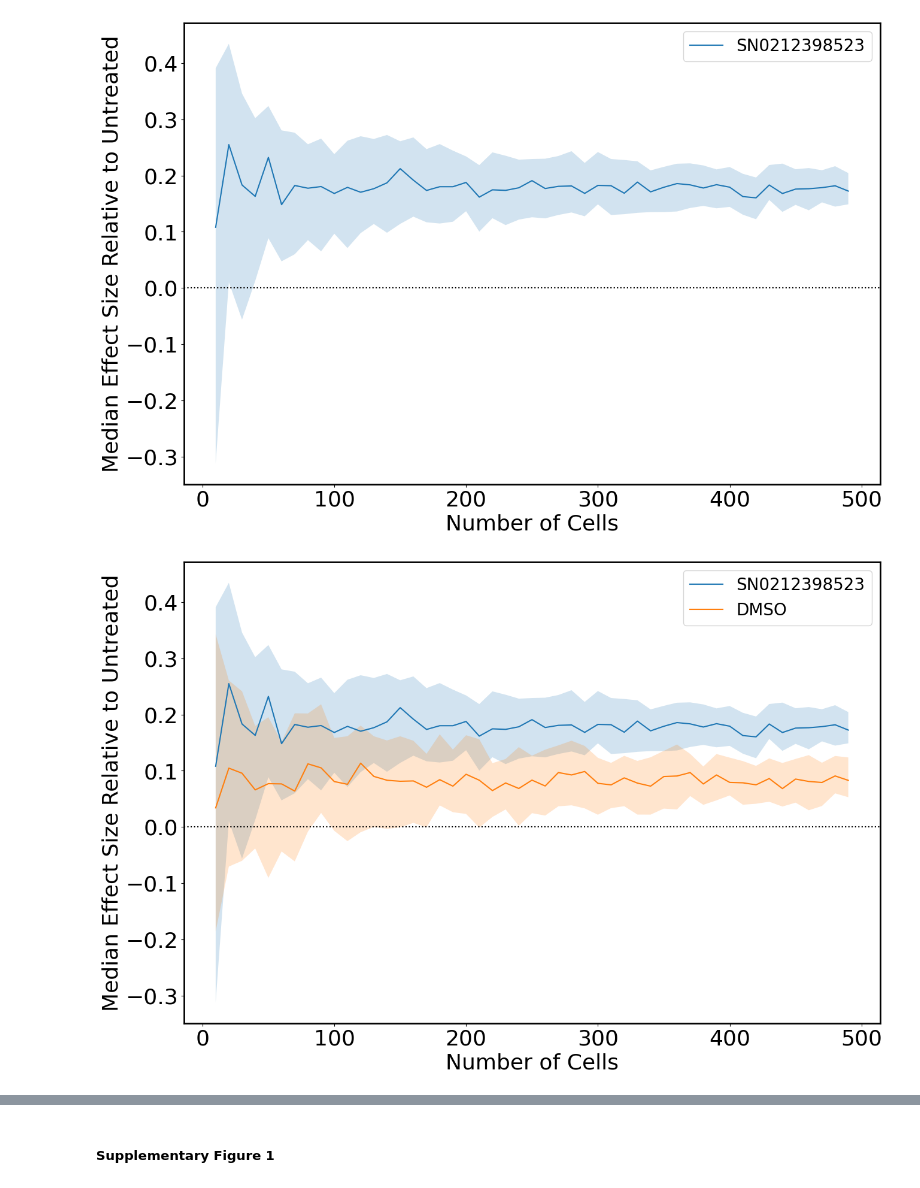
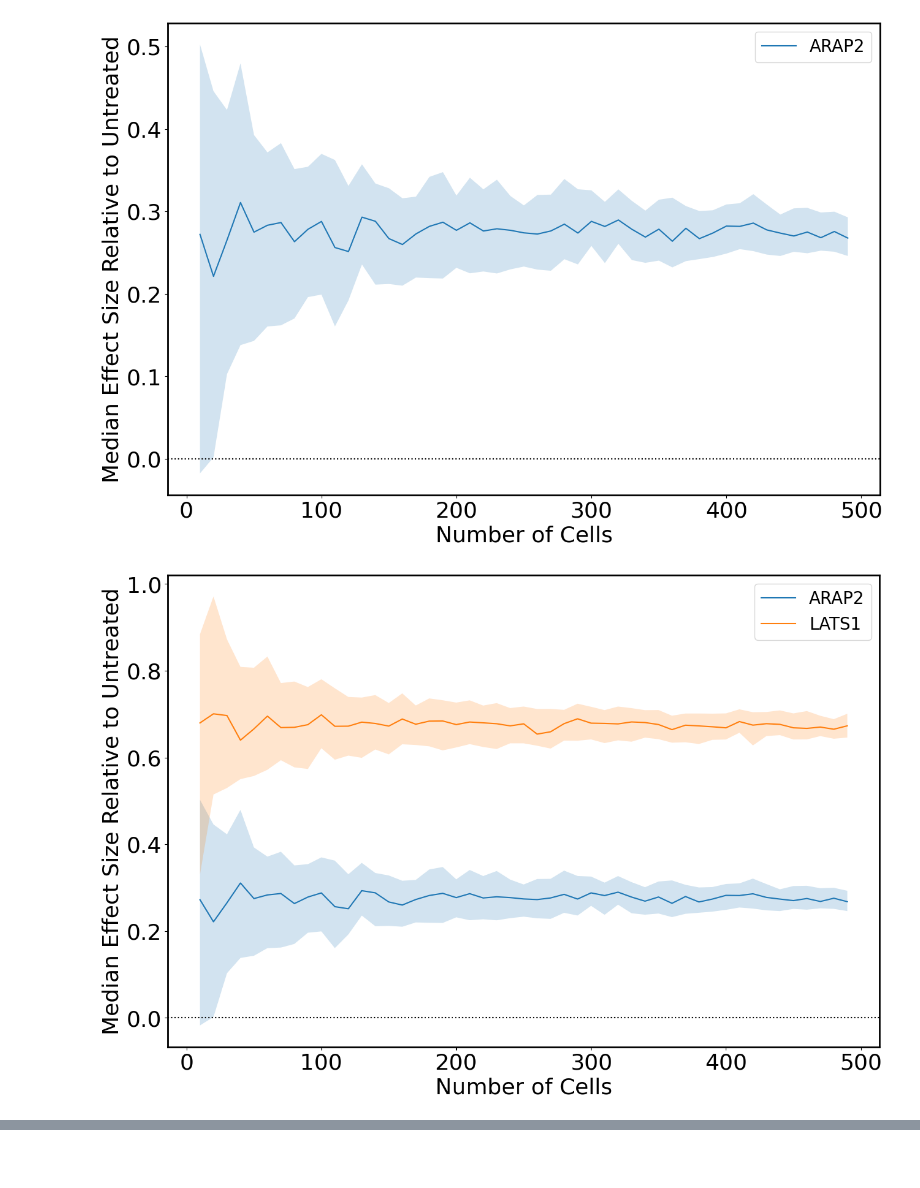
Before and after one commit to FrancisCrickInstitute/Enhancing-Reproducibility, a Jupyter notebook: notebooks/companion_framework_notebook.ipynb, the cells around one changed output, grey strips where cells are left out. Cells and saved outputs as stored; diff of their text form; code cells hidden in the pictures; blank space fills up the shorter version.

```diff
--- a/notebooks/companion_framework_notebook.ipynb
+++ b/notebooks/companion_framework_notebook.ipynb
@@ -18,9 +35,11 @@ from utility_functions import *
 # %%
 plt.rcParams['font.size'] = 26
 plt.rcParams['axes.linewidth'] = 2
-y_label = 'Your Metric of Interest'
-path_to_data = 'Path to a CSV file containing the data you wish to plot'
-treatment_col = 'The name of the column in "path_to_data" that represents different treatments'
-variable_of_interest = 'The metric you want to plot and compare across different treatments'
-control = 'Untreated'
+path_to_data = '../inputs/tidy_data/tidy_idr0028_data.csv'
+metric_of_interest = 'YAPTAZ_Ratio'
+axis_label = 'Relative Nuclear YAP/TAZ Localisation'
+treatment_col = 'Treatment'
+repeat_col = 'Well'
+selected_repeat = '2A'
+control = 'MOCK'
 # %% [markdown]
@@ -28,3 +47,3 @@ control = 'Untreated'
 # %%
-data_subset = pd.read_csv(path_to_data)
+data = pd.read_csv(path_to_data)
 # %% [markdown]
@@ -74,7 +121,13 @@ for s in [50, 200]:
 # %%
-plot_effect_size_v_sample_size([*range(10, 500, 10)], 100, data_subset, treatment_col, variable_of_interest,
-                               'Median Effect Size Relative to Untreated', None,
-                               control)
+min_sample_size = 10
+max_sample_size = 500
+step_size = 10
+iterations = 100
+y_label = 'Median Effect Size Relative to Untreated'
+
+plot_effect_size_v_sample_size([*range(min_sample_size, max_sample_size, step_size)], iterations,
+                               data[data['Well'].str.contains(selected_repeat)], treatment_col, metric_of_interest,
+                               y_label, np.unique(data[treatment_col]), control)
 # %% [output]
-[figure, old version]
+[figure, new version]
-[figure, old version]
+[figure, new version]
@@ -82,2 +135,0 @@ plot_effect_size_v_sample_size([*range(10, 500, 10)], 100, data_subset, treatmen
-# %% [markdown]
-##### Supplementary Figure 1
```
Also changed, not shown: parts of 15 cells of this notebook.
